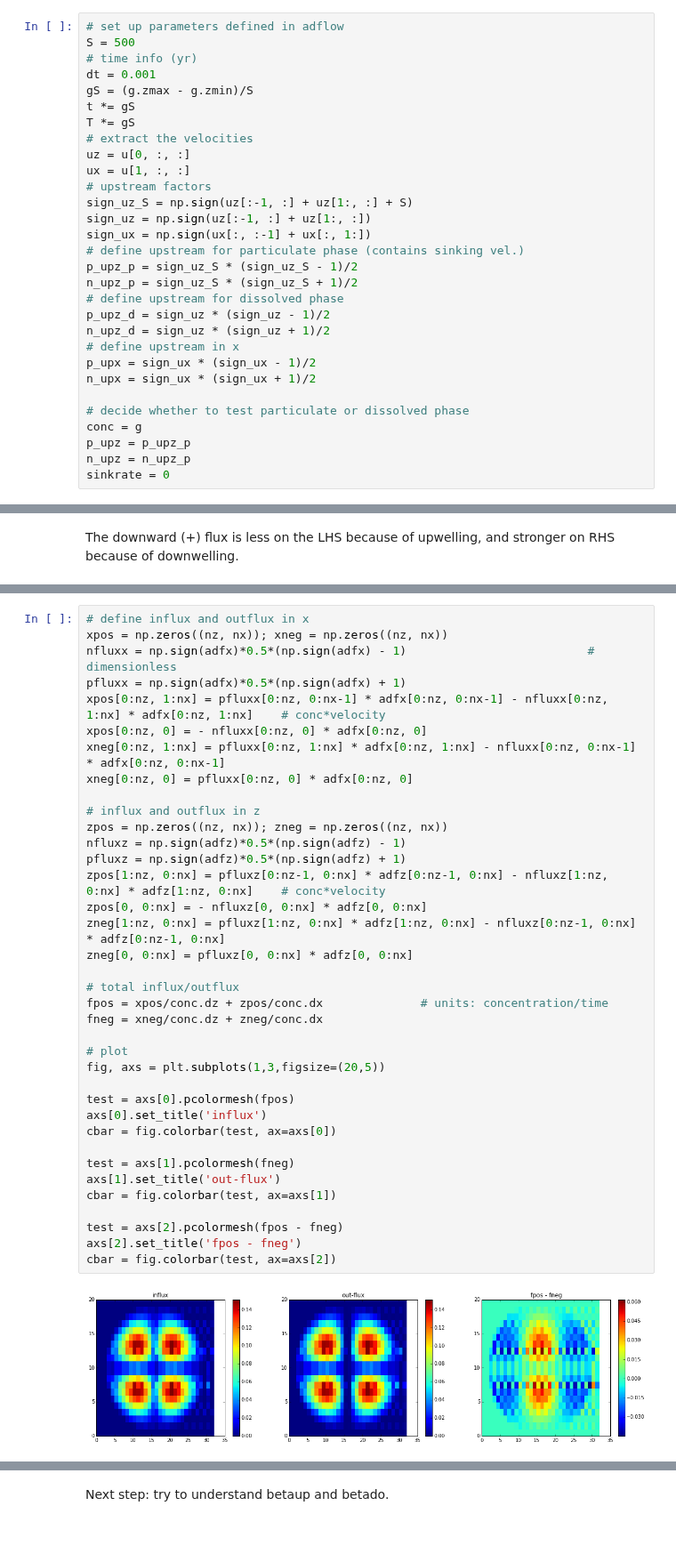
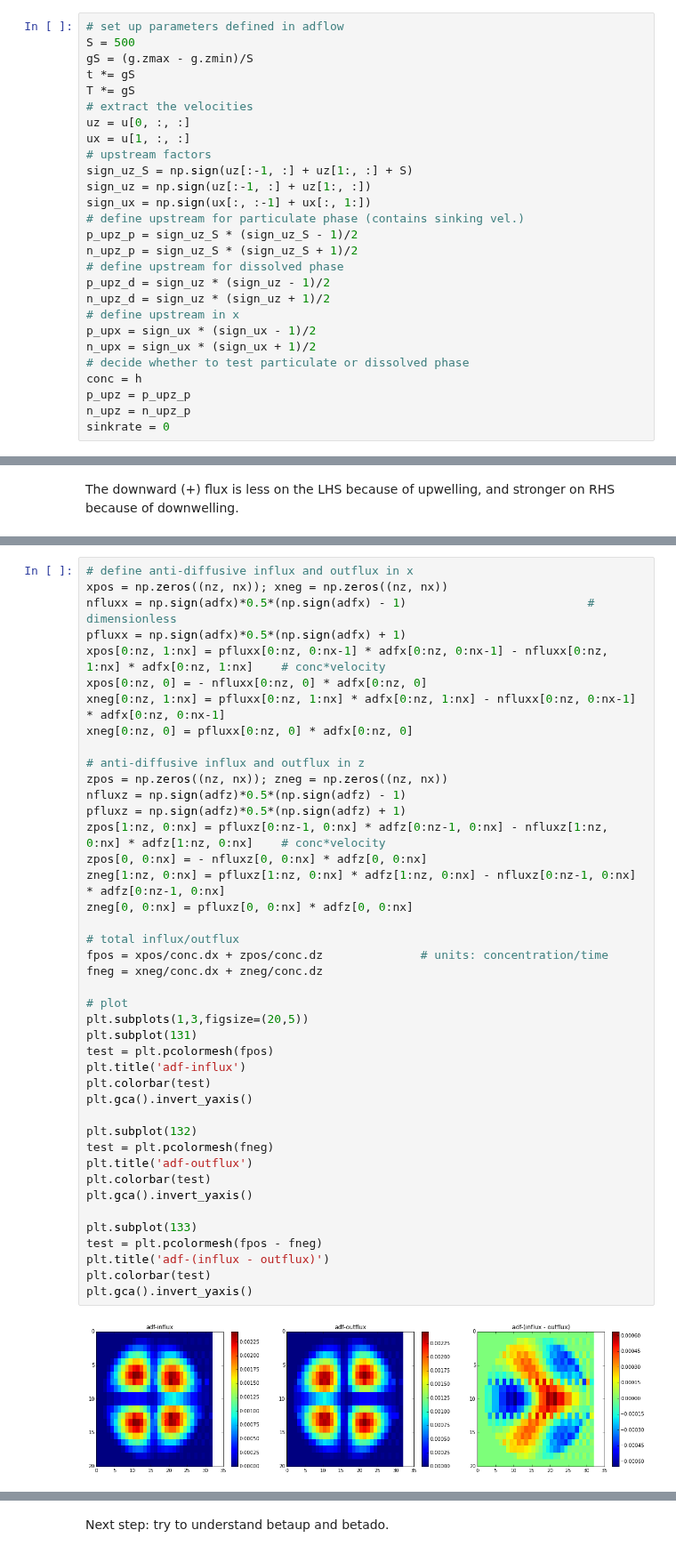
Before and after one commit to UBC-MOAD/pa-th-simple, a Jupyter notebook: prelim-model/Evaluation of 2D TVD - Step 4.ipynb, the cells around one changed output, grey strips where cells are left out. Shown at 89% size. Saved outputs shown, nothing was run; the diff lists cells and outputs as text.

Commit message:
Fixed calculation of anti-diffusive influx and outflux.

```diff
--- a/prelim-model/Evaluation of 2D TVD - Step 4.ipynb
+++ b/prelim-model/Evaluation of 2D TVD - Step 4.ipynb
@@ -40,8 +40,6 @@ h.a = np.ones((nz, nx))
 # %%
 # set up parameters defined in adflow
 S = 500
-# time info (yr)
-dt = 0.001
 gS = (g.zmax - g.zmin)/S
 t *= gS
 T *= gS
@@ -61,9 +59,8 @@ n_upz_d = sign_uz * (sign_uz + 1)/2
 # define upstream in x
 p_upx = sign_ux * (sign_ux - 1)/2
 n_upx = sign_ux * (sign_ux + 1)/2
-
 # decide whether to test particulate or dissolved phase
-conc = g
+conc = h
 p_upz = p_upz_p
 n_upz = n_upz_p
 sinkrate = 0
@@ -250,40 +229,45 @@ cbar = fig.colorbar(test, ax=axs[1])
 # %%
-# define influx and outflux in x
+# define anti-diffusive influx and outflux in x
 xpos = np.zeros((nz, nx)); xneg = np.zeros((nz, nx))
 nfluxx = np.sign(adfx)*0.5*(np.sign(adfx) - 1)                          # dimensionless
 pfluxx = np.sign(adfx)*0.5*(np.sign(adfx) + 1)
 xpos[0:nz, 1:nx] = pfluxx[0:nz, 0:nx-1] * adfx[0:nz, 0:nx-1] - nfluxx[0:nz, 1:nx] * adfx[0:nz, 1:nx]    # conc*velocity
 xpos[0:nz, 0] = - nfluxx[0:nz, 0] * adfx[0:nz, 0]
 xneg[0:nz, 1:nx] = pfluxx[0:nz, 1:nx] * adfx[0:nz, 1:nx] - nfluxx[0:nz, 0:nx-1] * adfx[0:nz, 0:nx-1]
 xneg[0:nz, 0] = pfluxx[0:nz, 0] * adfx[0:nz, 0]
 
-# influx and outflux in z
+# anti-diffusive influx and outflux in z
 zpos = np.zeros((nz, nx)); zneg = np.zeros((nz, nx))
 nfluxz = np.sign(adfz)*0.5*(np.sign(adfz) - 1)
 pfluxz = np.sign(adfz)*0.5*(np.sign(adfz) + 1)
 zpos[1:nz, 0:nx] = pfluxz[0:nz-1, 0:nx] * adfz[0:nz-1, 0:nx] - nfluxz[1:nz, 0:nx] * adfz[1:nz, 0:nx]    # conc*velocity
 zpos[0, 0:nx] = - nfluxz[0, 0:nx] * adfz[0, 0:nx]
 zneg[1:nz, 0:nx] = pfluxz[1:nz, 0:nx] * adfz[1:nz, 0:nx] - nfluxz[0:nz-1, 0:nx] * adfz[0:nz-1, 0:nx]
 zneg[0, 0:nx] = pfluxz[0, 0:nx] * adfz[0, 0:nx]
 
 # total influx/outflux
-fpos = xpos/conc.dz + zpos/conc.dx              # units: concentration/time
-fneg = xneg/conc.dz + zneg/conc.dx
+fpos = xpos/conc.dx + zpos/conc.dz              # units: concentration/time
+fneg = xneg/conc.dx + zneg/conc.dz
 
 # plot
-fig, axs = plt.subplots(1,3,figsize=(20,5))
+plt.subplots(1,3,figsize=(20,5))
+plt.subplot(131)
+test = plt.pcolormesh(fpos)
+plt.title('adf-influx')
+plt.colorbar(test)
+plt.gca().invert_yaxis()
 
-test = axs[0].pcolormesh(fpos)
-axs[0].set_title('influx')
-cbar = fig.colorbar(test, ax=axs[0])
+plt.subplot(132)
+test = plt.pcolormesh(fneg)
+plt.title('adf-outflux')
+plt.colorbar(test)
+plt.gca().invert_yaxis()
 
-test = axs[1].pcolormesh(fneg)
-axs[1].set_title('out-flux')
-cbar = fig.colorbar(test, ax=axs[1])
-
-test = axs[2].pcolormesh(fpos - fneg)
-axs[2].set_title('fpos - fneg')
-cbar = fig.colorbar(test, ax=axs[2])
+plt.subplot(133)
+test = plt.pcolormesh(fpos - fneg)
+plt.title('adf-(influx - outflux)')
+plt.colorbar(test)
+plt.gca().invert_yaxis()
 # %% [output]
-[figure, old version]
+[figure, new version]
 # %% [markdown]
```
Also changed, not shown: parts of 10 cells of this notebook.
